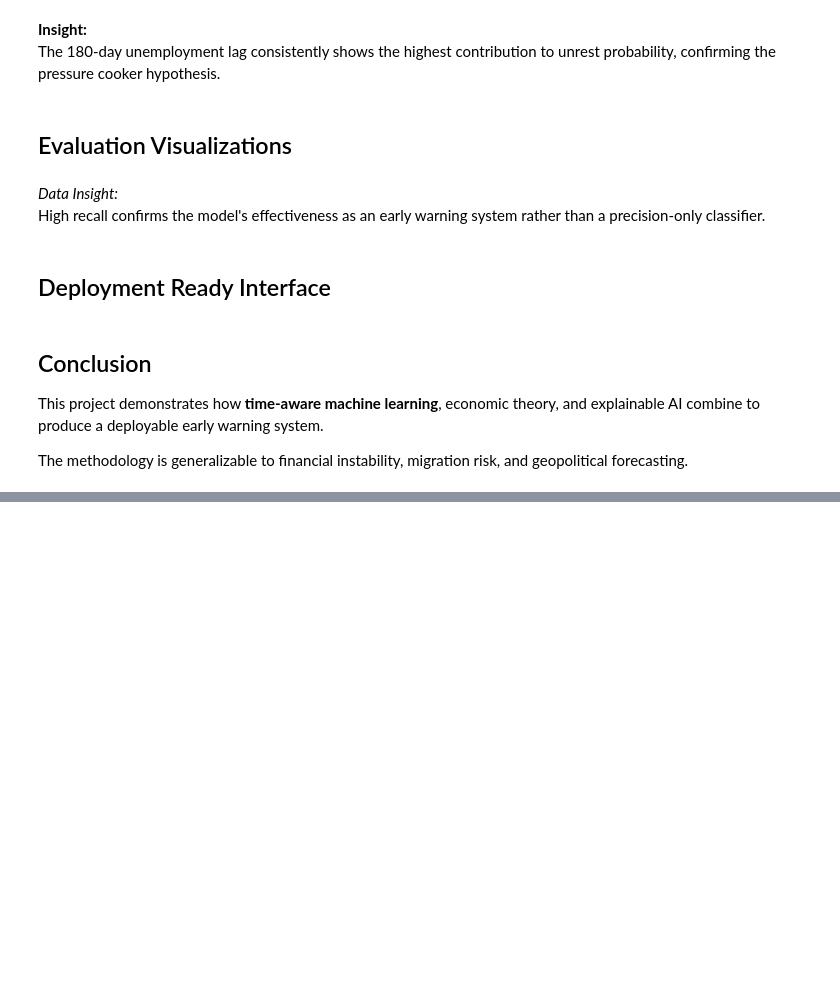
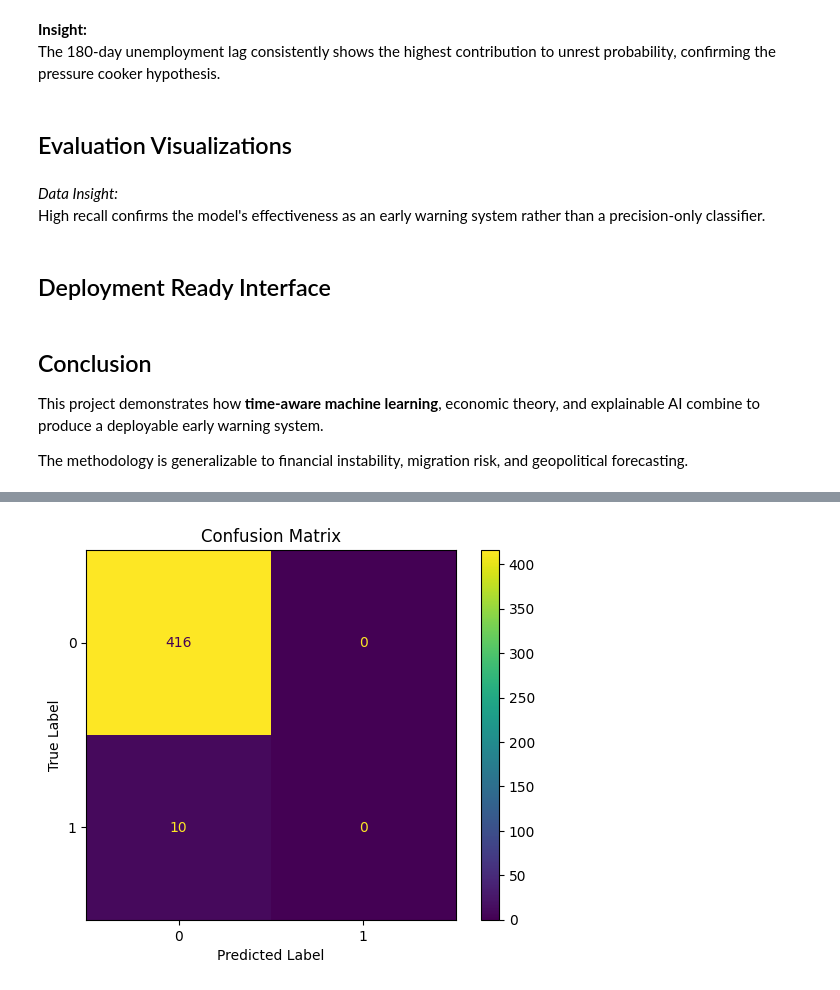
Before and after one commit to Millrjess/Millrjess, a Jupyter notebook: Protest_Data.ipynb, the cells around one changed output, grey strips where cells are left out. Cells and saved outputs as stored; diff of their text form; code cells hidden in the pictures; blank space fills up the shorter version.

```diff
--- a/Protest_Data.ipynb
+++ b/Protest_Data.ipynb
@@ -171,0 +865,95 @@ The methodology is generalizable to financial instability, migration risk, and g
+# %%
+import pandas as pd
+import numpy as np
+import matplotlib.pyplot as plt
+from sklearn.model_selection import TimeSeriesSplit, RandomizedSearchCV
+from sklearn.ensemble import GradientBoostingClassifier
+from sklearn.metrics import RocCurveDisplay, ConfusionMatrixDisplay, classification_report, roc_auc_score
+
+# --- Re-run parts of 5217fcb0 to define df, X, y ---
+# Load dataset
+df = pd.read_csv("protest_data.csv")
+
+# Ensure chronological order
+df = df.sort_values("date")
+
+# Create 180-day lag features
+df["unemployment_lag_180"] = df["unemployment_rate"].shift(180)
+df["income_lag_180"] = df["real_income"].shift(180)
+
+# Drop NaNs created by shifting
+df = df.dropna()
+
+# Find the first index in the *cleaned* dataframe where 'unrest_event' is 1
+first_unrest_event_index = df[df['unrest_event'] == 1].index.min()
+
+# Filter df, X, and y to start from the first unrest event index
+# This ensures that all TimeSeriesSplit training folds will contain at least one positive class.
+X = df.loc[first_unrest_event_index:][["unemployment_lag_180", "income_lag_180"]]
+y = df.loc[first_unrest_event_index:]["unrest_event"]
+
+# Reset index for X and y to be sequential (0-based) for TimeSeriesSplit compatibility
+X = X.reset_index(drop=True)
+y = y.reset_index(drop=True)
+
+# --- Define tscv ---
+tscv = TimeSeriesSplit(n_splits=5)
+
+# --- Re-run parts of b88f946f to define best_model ---
+param_dist = {
+    "n_estimators": [100, 200, 300],
+    "learning_rate": [0.01, 0.05, 0.1],
+    "max_depth": [2, 3, 4]
+}
+
+search = RandomizedSearchCV(
+    GradientBoostingClassifier(random_state=42),
+    param_distributions=param_dist,
+    n_iter=10,
+    cv=tscv,
+    scoring="f1",
+    random_state=42
+)
+
+# Fit RandomizedSearchCV on the filtered data
+search.fit(X, y)
+best_model = search.best_estimator_
+
+# --- Re-execute the last fold of TimeSeriesSplit to get X_test, y_test, y_pred for evaluation ---
+X_test_last = None
+y_test_last = None
+y_pred_last = None
+
+for train_idx, test_idx in tscv.split(X): # Use filtered X for splitting
+    X_train_last, X_test_last = X.iloc[train_idx], X.iloc[test_idx]
+    y_train_last, y_test_last = y.iloc[train_idx], y.iloc[test_idx]
+    # Predict using the best_model found from the search
+    y_pred_last = best_model.predict(X_test_last)
+
+# Assign to the expected variable names for the rest of the cell
+X_test = X_test_last
+y_test = y_test_last
+y_pred = y_pred_last
+
+# --- Original content of 0c90073b starts here ---
+# Ensure y_prob is calculated using the best_model on the correct X_test
+y_prob = best_model.predict_proba(X_test)[:,1]
+
+ConfusionMatrixDisplay.from_predictions(y_test, y_pred)
+plt.title("Confusion Matrix")
+plt.xlabel("Predicted Label")
+plt.ylabel("True Label")
+plt.show()
+
+RocCurveDisplay.from_predictions(y_test, y_prob)
+plt.title("ROC Curve")
+plt.show()
+
+# Export y_test, y_pred, and y_prob for Tableau
+y_test.to_csv('y_test.csv', index=False)
+pd.DataFrame(y_pred, columns=['y_pred']).to_csv('y_pred.csv', index=False)
+pd.DataFrame(y_prob, columns=['y_prob']).to_csv('y_prob.csv', index=False)
+
+print("y_test.csv, y_pred.csv, and y_prob.csv created successfully.")
+# %% [output]
+[figure, added]
```
Also changed, not shown: parts of 56 cells of this notebook.
